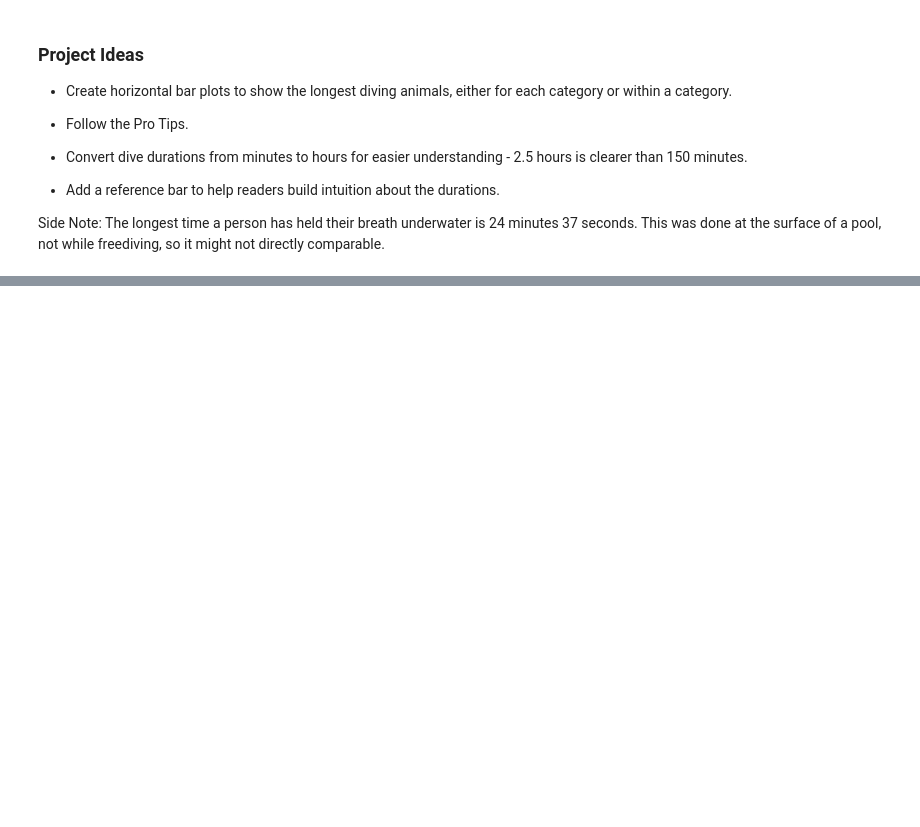
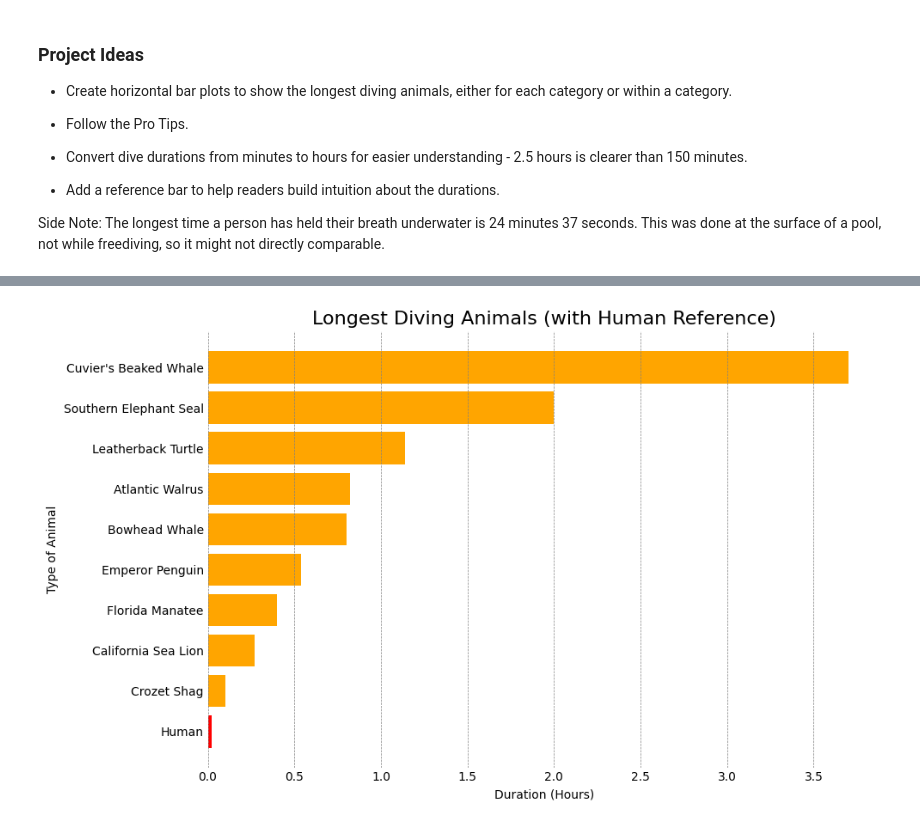
Before and after one commit to ojeduard/Data-Science-Essentials, a Jupyter notebook: Data_Visualization/Ended_Projects/longest-divers-project/longest-diving-animals.ipynb, the cells around one changed output, grey strips where cells are left out. Drawn from its saved outputs; the diff is of its cells as text; code cells hidden in the pictures; blank space fills up the shorter version.

```diff
--- a/Data_Visualization/Ended_Projects/longest-divers-project/longest-diving-animals.ipynb
+++ b/Data_Visualization/Ended_Projects/longest-divers-project/longest-diving-animals.ipynb
@@ -39,0 +117,6 @@ Side Note: The longest time a person has held their breath underwater is 24 minu
+# %%
+# Adding a human reference
+longest_divers.loc['human_ref'] = ['Human', 'Mammal', 0.02]
+barh_plot(longest_divers, 'Longest Diving Animals (with Human Reference)', 'Duration (Hours)', 'Type of Animal', 'animal', 'duration_hours', 'human_ref')
+# %% [output]
+[figure, added]
```
Also changed, not shown: parts of 3 cells of this notebook.
